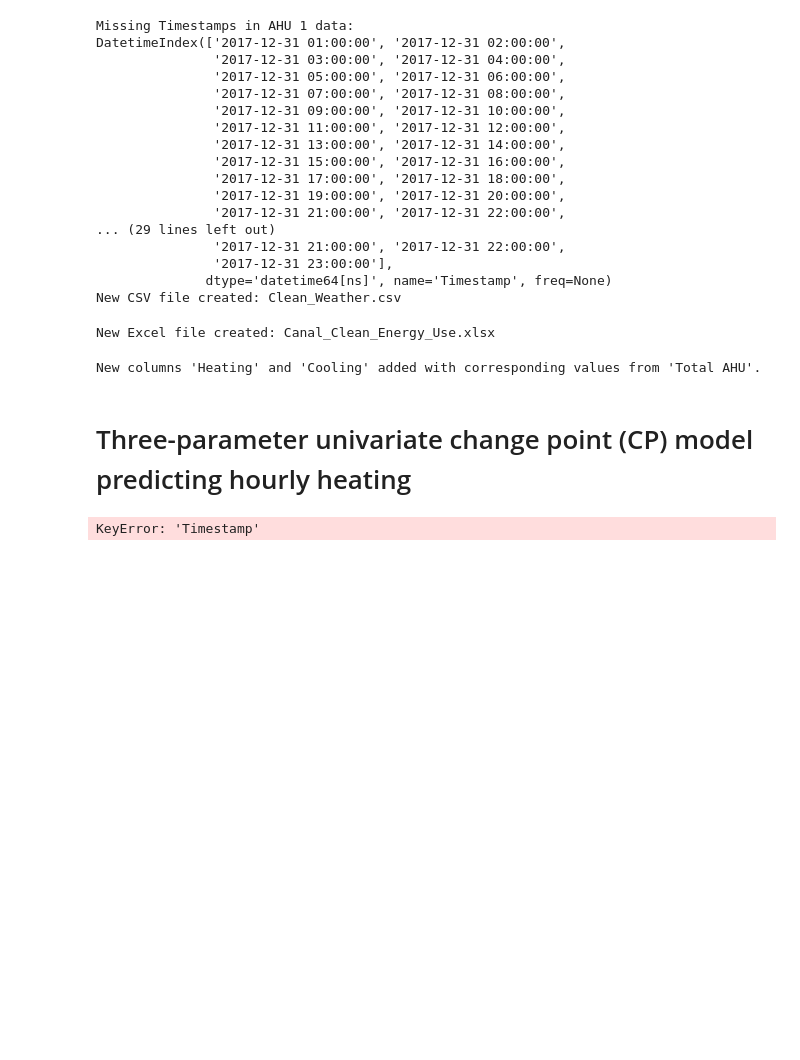
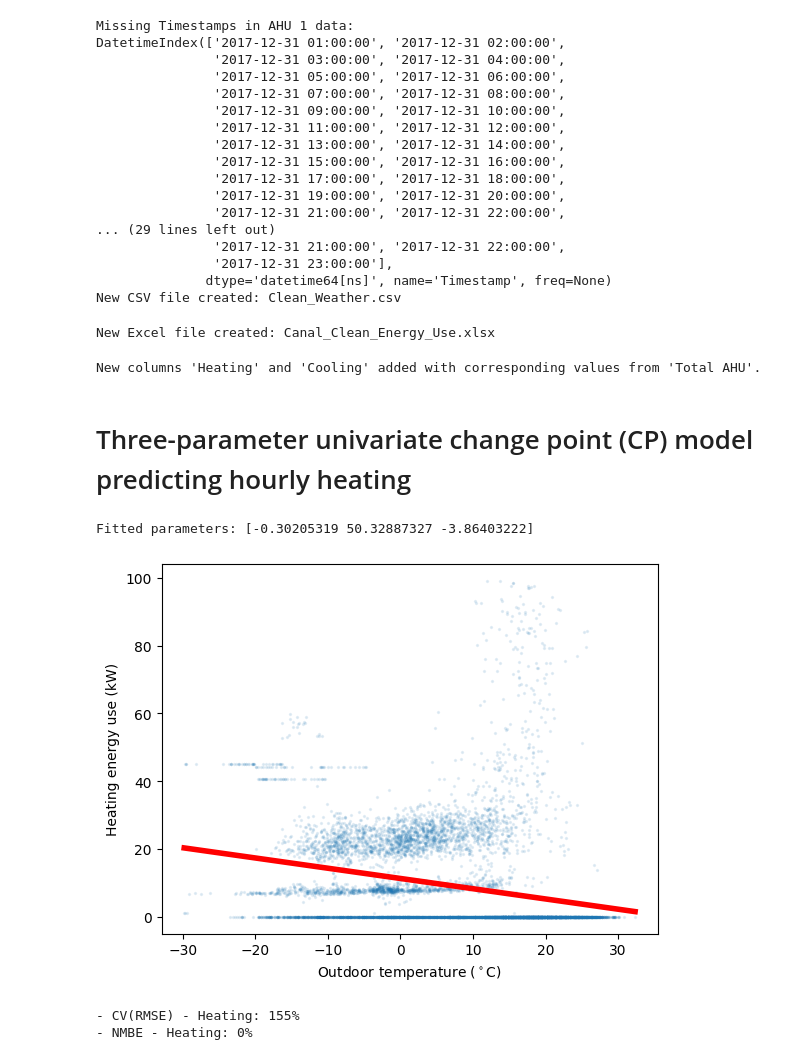
Before and after one commit to theboyisnoone1/BLDG5301F-Final-Project, a Jupyter notebook: Final_Project.ipynb, the cells around one changed output. Drawn from its saved outputs; the diff is of its cells as text; code cells hidden in the pictures; blank space fills up the shorter version.

Commit message:
modified:   Final_Project.ipynb 	modified:   WeatherDataDownload.ipynb 	modified:   weather.csv

```diff
--- a/Final_Project.ipynb
+++ b/Final_Project.ipynb
@@ -143,41 +153,83 @@ New columns 'Heating' and 'Cooling' added with corresponding values from 'Total
 # %% [markdown]
 # Three-parameter univariate change point (CP) model predicting hourly heating
 # %%
-# read the energy use data file for 2018
-energy = pd.read_excel("Canal_Clean_Energy_Use.xlsx")
+import pandas as pd
+import numpy as np
+import matplotlib.pyplot as plt
+from scipy import optimize
+
+# Read the energy use data file for 2018
+energy = pd.read_excel("Canal_Clean_Energy_Use_with_Heating_and_Cooling.xlsx")
 energy["Timestamp"] = pd.to_datetime(energy["Timestamp"])
 
-# read the weather data file for 2017
+# Read the weather data file for 2017
 weather = pd.read_csv("weather.csv")
 weather["Timestamp"] = pd.to_datetime(weather["Timestamp"])
 
-totalHtg2017 = df.loc[
-    (df["Total Chiller"] == 0) & (df["Total AHU"] > 0), "Total AHU"
-].sum()
+# Merge datasets on the Timestamp column to align data
+data = pd.merge(energy, weather, on="Timestamp", how="inner")
 
-plt.scatter(weather["T2M"], energy["Heating"], s=2, alpha=0.1)
+# Ensure no missing values in relevant columns
+data = data.dropna(subset=["T2M", "Heating"])
+
+# Scatter plot
+plt.scatter(data["T2M"], data["Heating"], s=2, alpha=0.1)
 plt.xlabel("Outdoor temperature ($^\\circ$C)")
-plt.ylabel("Heating energy use (MJ)")
+plt.ylabel("Heating energy use (kW)")
 
 
-# define the change point model structure as a function
+# Define the change point model structure as a function
 def cpm_three_prmtr(x, a, b, c):
     # Linear decrease below b, flat at c above b
     return np.where(x < b, a * (x - b) + c, c)
 
 
-# train the model using the least squares method
+# Train the model using the least squares method
 params, params_covariance = optimize.curve_fit(
-    cpm_three_prmtr, weather["T2M"], energy["Heating"], p0=[-1, 10, 5]
+    cpm_three_prmtr, data["T2M"], data["Heating"], p0=[-1, 10, 5]
 )
 
+# Plot the fitted curve
+x_vals = np.linspace(data["T2M"].min(), data["T2M"].max(), num=100)
 plt.plot(
-    np.linspace(-30, 30, num=100),
-    cpm_three_prmtr(np.linspace(-30, 30, num=100), params[0], params[1], params[2]),
+    x_vals,
+    cpm_three_prmtr(x_vals, params[0], params[1], params[2]),
     "r-",
     linewidth=4,
 )
 
 print("Fitted parameters:", params)
+plt.show()
 # %% [output]
-KeyError: 'Timestamp'
+Fitted parameters: [-0.30205319 50.32887327 -3.86403222]
+[figure, added]
+# %%
+# Align the datasets on timestamps
+aligned_data = pd.merge(
+    energy[["Timestamp", "Heating"]],  # Select relevant columns
+    weather[["Timestamp", "T2M"]],
+    on="Timestamp",
+    how="inner",  # Keep only matching timestamps
+)
+
+# Ensure no missing values
+aligned_data.dropna(subset=["T2M", "Heating"], inplace=True)
+
+# Extract aligned arrays
+t2m = aligned_data["T2M"]
+heating = aligned_data["Heating"]
+
+# Calculate residuals using the change point model
+residuals_heating = cpm_three_prmtr(t2m, params[0], params[1], params[2]) - heating
+
+# Calculate RMSE and CV(RMSE)
+rmse_heating = np.sqrt(np.mean(residuals_heating**2))
+cv_rmse_heating = rmse_heating / np.mean(heating) * 100
+print(f"- CV(RMSE) - Heating: {round(cv_rmse_heating)}%")
+
+# Calculate NMBE
+nmbe_heating = np.mean(residuals_heating) / np.mean(heating) * 100
+print(f"- NMBE - Heating: {round(nmbe_heating)}%")
+# %% [output]
+- CV(RMSE) - Heating: 155%
+- NMBE - Heating: 0%
```
Also changed, not shown: parts of 1 cell of this notebook, 2 other files.
